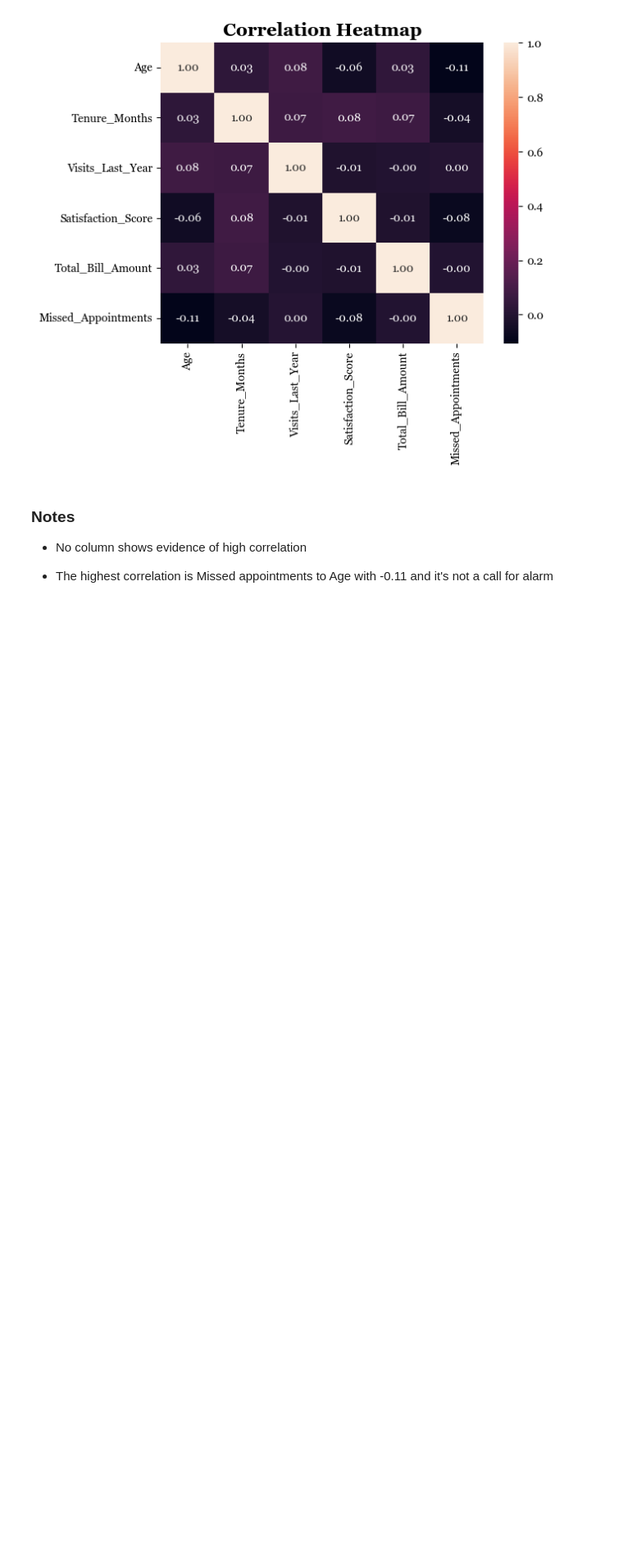
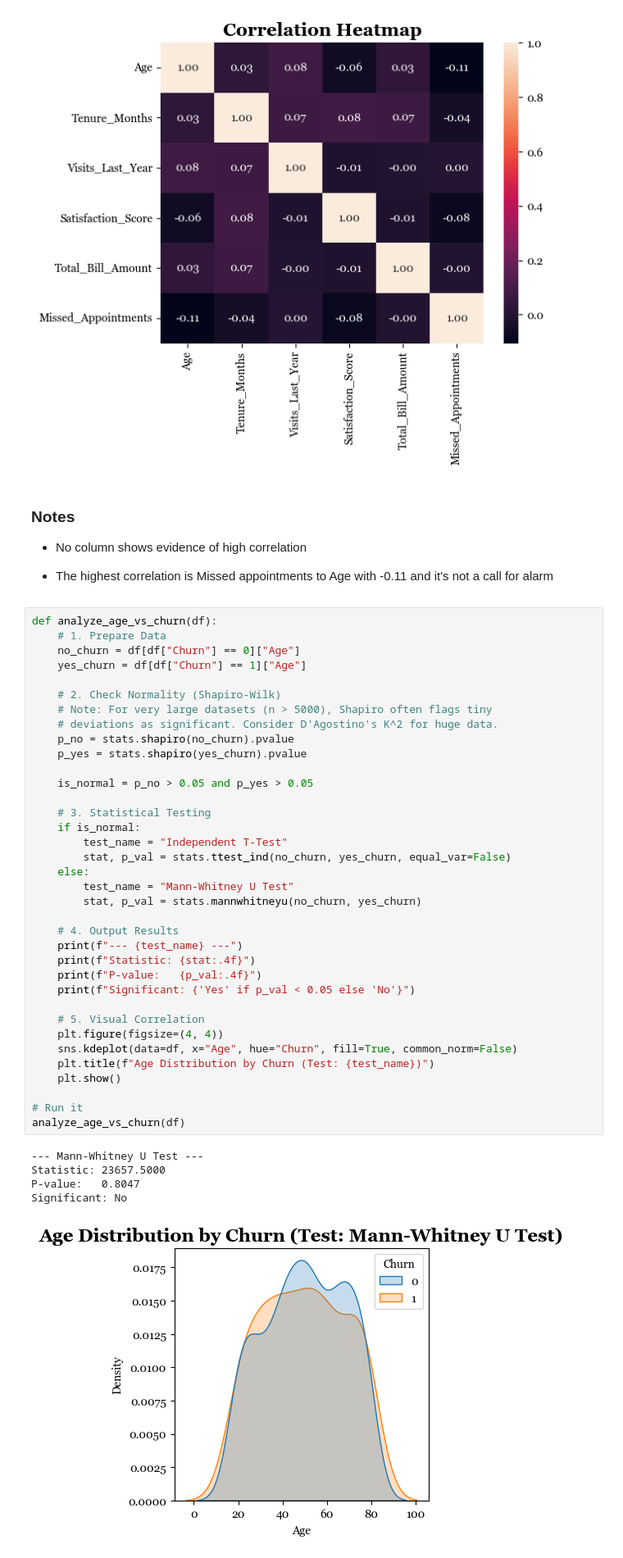
Before and after one commit to murithidenisgitobu/PATIENT-CHURN-PREDICTION, a Jupyter notebook: Patient_Churn_Notebook.ipynb, the cells around one changed output. Shown at 82% size. Drawn from its saved outputs; the diff is of its cells as text; blank space fills up the shorter version.

Commit message:
Hypothesis testing

```diff
--- a/Patient_Churn_Notebook.ipynb
+++ b/Patient_Churn_Notebook.ipynb
@@ -253,3 +289,45 @@ plt.show()
 - No column shows evidence of high correlation
 
 - The highest correlation is Missed appointments to Age with -0.11 and it's not a call for alarm
+# %%
+def analyze_age_vs_churn(df):
+    # 1. Prepare Data
+    no_churn = df[df["Churn"] == 0]["Age"]
+    yes_churn = df[df["Churn"] == 1]["Age"]
+
+    # 2. Check Normality (Shapiro-Wilk)
+    # Note: For very large datasets (n > 5000), Shapiro often flags tiny
+    # deviations as significant. Consider D'Agostino's K^2 for huge data.
+    p_no = stats.shapiro(no_churn).pvalue
+    p_yes = stats.shapiro(yes_churn).pvalue
+
+    is_normal = p_no > 0.05 and p_yes > 0.05
+
+    # 3. Statistical Testing
+    if is_normal:
+        test_name = "Independent T-Test"
+        stat, p_val = stats.ttest_ind(no_churn, yes_churn, equal_var=False)
+    else:
+        test_name = "Mann-Whitney U Test"
+        stat, p_val = stats.mannwhitneyu(no_churn, yes_churn)
+
+    # 4. Output Results
+    print(f"--- {test_name} ---")
+    print(f"Statistic: {stat:.4f}")
+    print(f"P-value:   {p_val:.4f}")
+    print(f"Significant: {'Yes' if p_val < 0.05 else 'No'}")
+
+    # 5. Visual Correlation
+    plt.figure(figsize=(4, 4))
+    sns.kdeplot(data=df, x="Age", hue="Churn", fill=True, common_norm=False)
+    plt.title(f"Age Distribution by Churn (Test: {test_name})")
+    plt.show()
+
+# Run it
+analyze_age_vs_churn(df)
+# %% [output]
+--- Mann-Whitney U Test ---
+Statistic: 23657.5000
+P-value:   0.8047
+Significant: No
+[figure, added]
```
Also changed, not shown: parts of 4 cells of this notebook.
